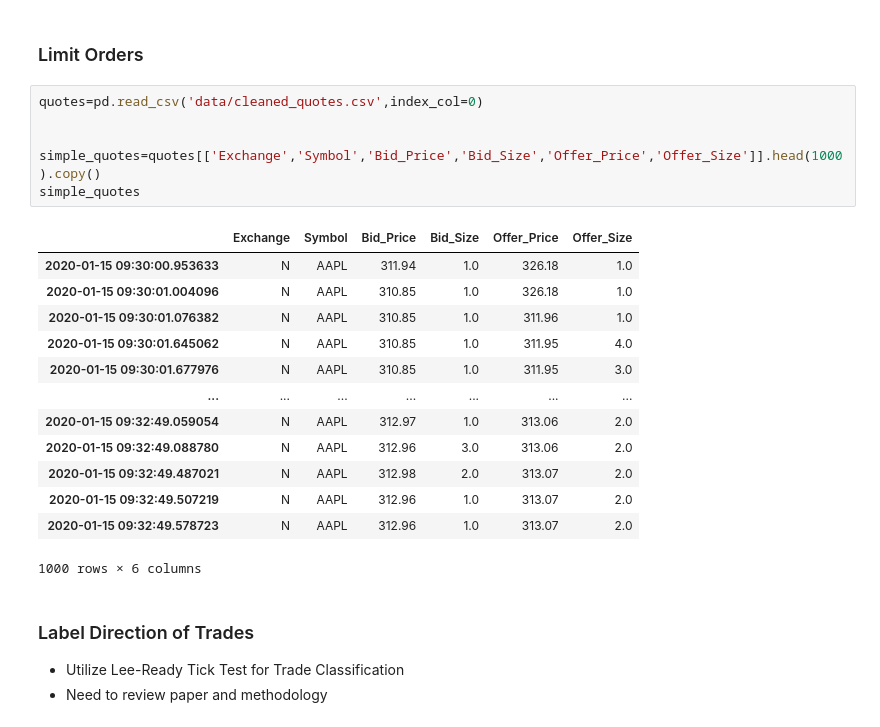
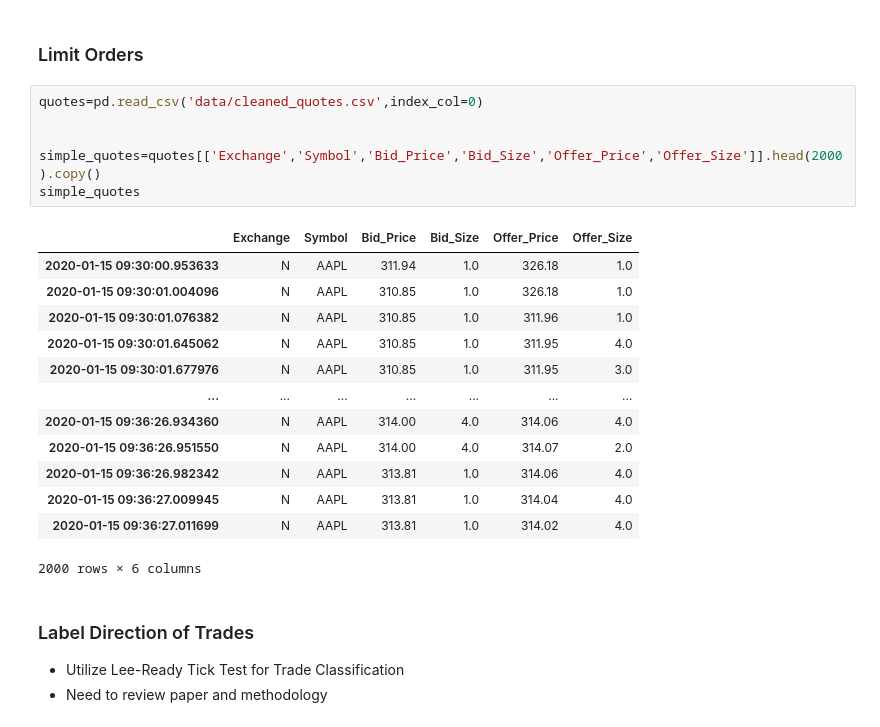
Before and after one commit to jasonbohne123/HMM_LOB_Inference, a Jupyter notebook: data_preprocessing.ipynb, the cells around one changed output. Drawn from its saved outputs; the diff is of its cells as text.

```diff
--- a/data_preprocessing.ipynb
+++ b/data_preprocessing.ipynb
@@ -31,23 +34,23 @@ simple_trades
 # %%
 quotes=pd.read_csv('data/cleaned_quotes.csv',index_col=0)
 
 
-simple_quotes=quotes[['Exchange','Symbol','Bid_Price','Bid_Size','Offer_Price','Offer_Size']].head(1000).copy()
+simple_quotes=quotes[['Exchange','Symbol','Bid_Price','Bid_Size','Offer_Price','Offer_Size']].head(2000).copy()
 simple_quotes
 # %% [output]
 |  | Exchange | Symbol | Bid_Price | Bid_Size | Offer_Price | Offer_Size |
 | 2020-01-15 09:30:00.953633 | N | AAPL | 311.94 | 1.0 | 326.18 | 1.0 |
 | 2020-01-15 09:30:01.004096 | N | AAPL | 310.85 | 1.0 | 326.18 | 1.0 |
 | 2020-01-15 09:30:01.076382 | N | AAPL | 310.85 | 1.0 | 311.96 | 1.0 |
 | 2020-01-15 09:30:01.645062 | N | AAPL | 310.85 | 1.0 | 311.95 | 4.0 |
 | 2020-01-15 09:30:01.677976 | N | AAPL | 310.85 | 1.0 | 311.95 | 3.0 |
 | ... | ... | ... | ... | ... | ... | ... |
-| 2020-01-15 09:32:49.059054 | N | AAPL | 312.97 | 1.0 | 313.06 | 2.0 |
-| 2020-01-15 09:32:49.088780 | N | AAPL | 312.96 | 3.0 | 313.06 | 2.0 |
-| 2020-01-15 09:32:49.487021 | N | AAPL | 312.98 | 2.0 | 313.07 | 2.0 |
-| 2020-01-15 09:32:49.507219 | N | AAPL | 312.96 | 1.0 | 313.07 | 2.0 |
-| 2020-01-15 09:32:49.578723 | N | AAPL | 312.96 | 1.0 | 313.07 | 2.0 |
+| 2020-01-15 09:36:26.934360 | N | AAPL | 314.00 | 4.0 | 314.06 | 4.0 |
+| 2020-01-15 09:36:26.951550 | N | AAPL | 314.00 | 4.0 | 314.07 | 2.0 |
+| 2020-01-15 09:36:26.982342 | N | AAPL | 313.81 | 1.0 | 314.06 | 4.0 |
+| 2020-01-15 09:36:27.009945 | N | AAPL | 313.81 | 1.0 | 314.04 | 4.0 |
+| 2020-01-15 09:36:27.011699 | N | AAPL | 313.81 | 1.0 | 314.02 | 4.0 |
-1000 rows × 6 columns
+2000 rows × 6 columns
 # %% [markdown]
 ### Label Direction of Trades
 
```
Also changed, not shown: parts of 6 cells of this notebook, 2 other files.
